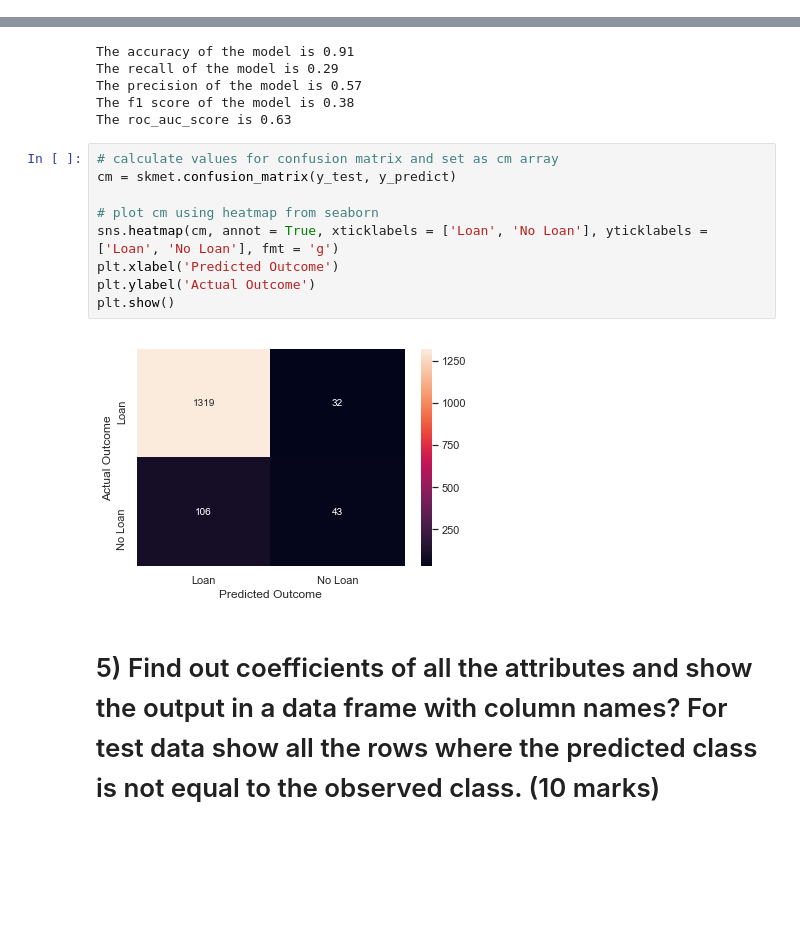
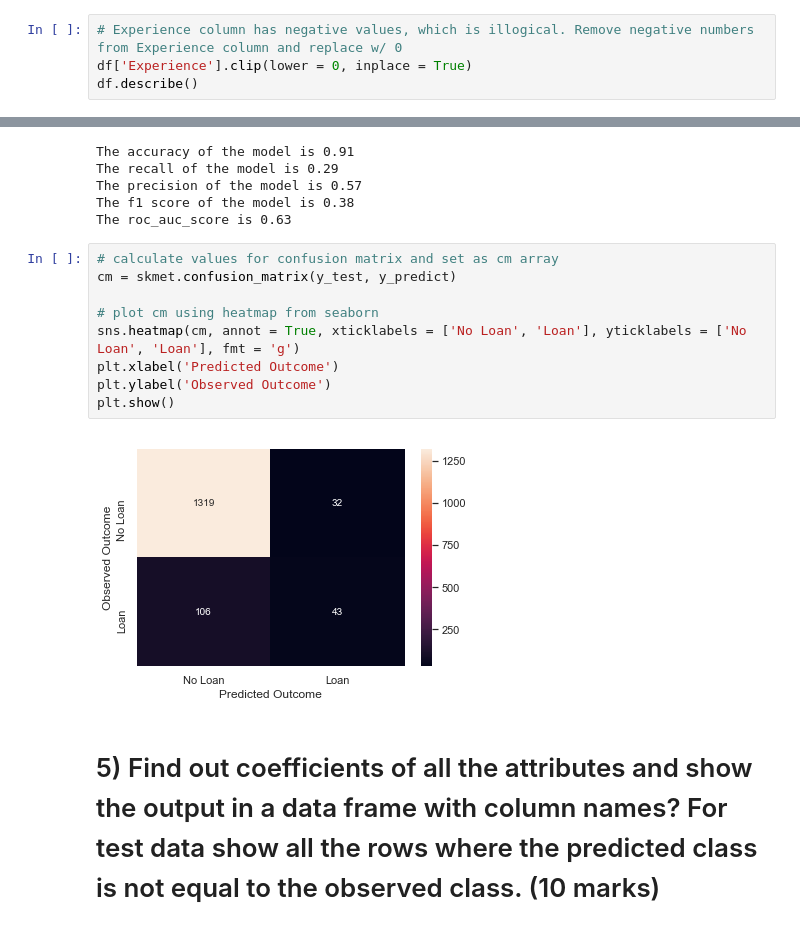
Before and after one commit to danieljacob5/aiml-course, a Jupyter notebook: supervised learning/Jacob Harnack Supervised Learning Project.ipynb, the cells around one changed output, grey strips where cells are left out. Drawn from its saved outputs; the diff is of its cells as text; blank space fills up the shorter version.

```diff
--- a/supervised learning/Jacob Harnack Supervised Learning Project.ipynb
+++ b/supervised learning/Jacob Harnack Supervised Learning Project.ipynb
@@ -163,0 +165,4 @@ df.describe()
+# %%
+# Experience column has negative values, which is illogical. Remove negative numbers from Experience column and replace w/ 0
+df['Experience'].clip(lower = 0, inplace = True)
+df.describe()
@@ -312,14 +327,14 @@ The roc_auc_score is 0.63
 # %%
 # calculate values for confusion matrix and set as cm array
 cm = skmet.confusion_matrix(y_test, y_predict)
 
 # plot cm using heatmap from seaborn
-sns.heatmap(cm, annot = True, xticklabels = ['Loan', 'No Loan'], yticklabels = ['Loan', 'No Loan'], fmt = 'g')
+sns.heatmap(cm, annot = True, xticklabels = ['No Loan', 'Loan'], yticklabels = ['No Loan', 'Loan'], fmt = 'g')
 plt.xlabel('Predicted Outcome')
-plt.ylabel('Actual Outcome')
+plt.ylabel('Observed Outcome')
 plt.show()
 # %% [output]
-[figure, old version]
+[figure, new version]
 # %% [markdown]
 # 5) Find out coefficients of all the attributes and show the output in a data frame with column names? For test data show all the rows where the predicted class is not equal to the observed class. (10 marks)
 # %%
```
Also changed, not shown: parts of 10 cells of this notebook.
